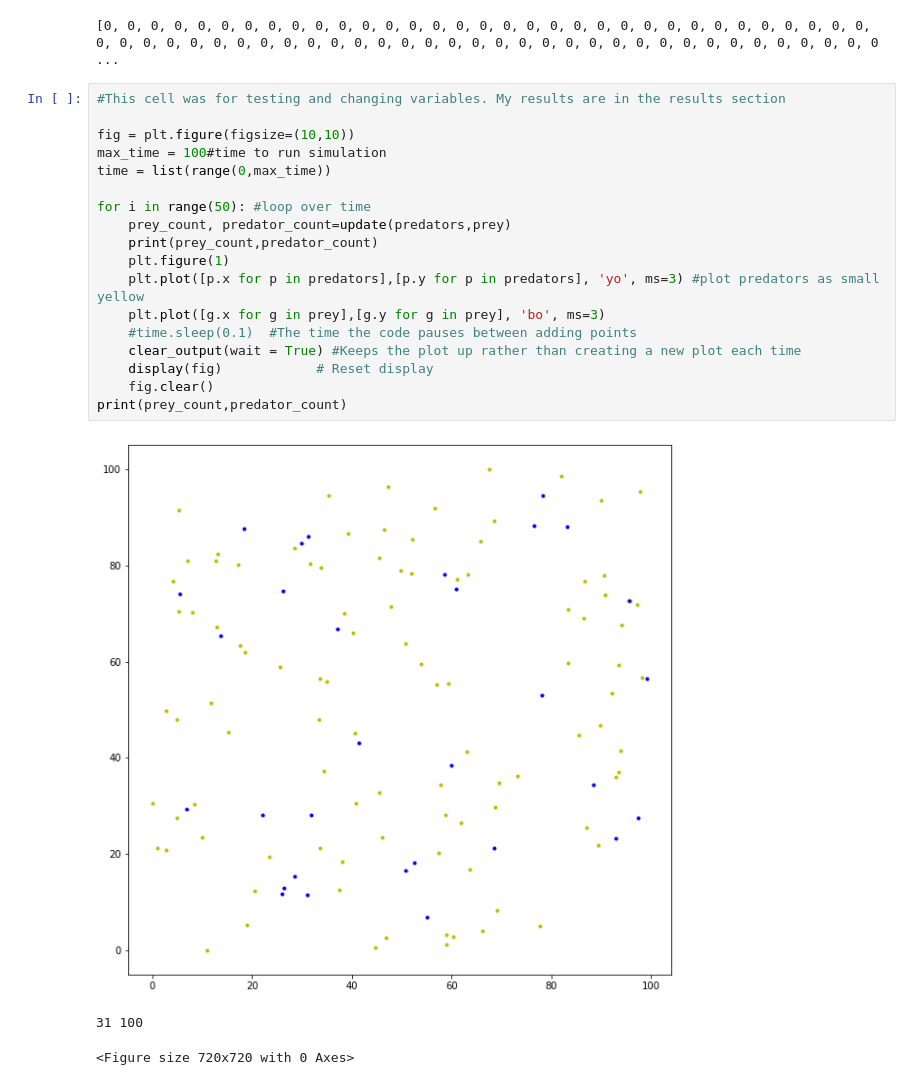
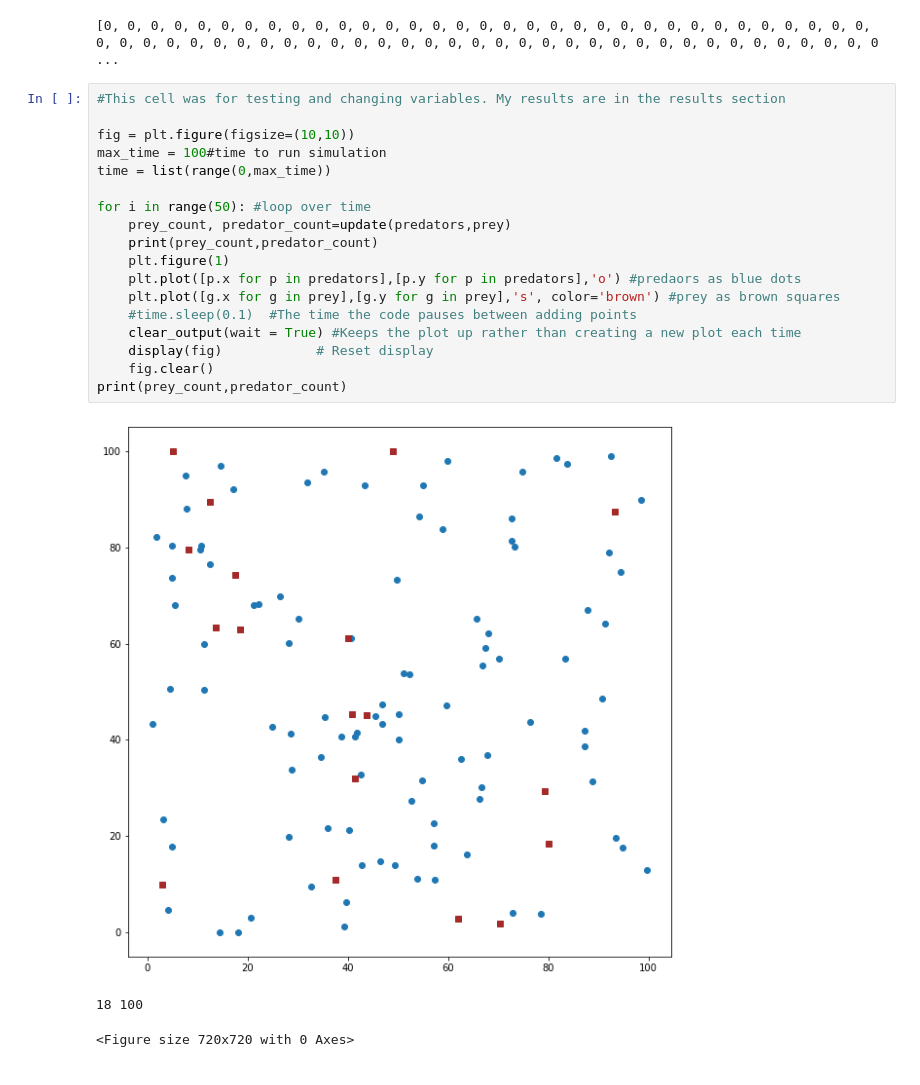
Before and after one commit to fordlari/CMSE202_FinalProject, a Jupyter notebook: FinalProject-Ford.ipynb, the cells around one changed output. Saved outputs shown, nothing was run; the diff lists cells and outputs as text.

```diff
--- a/FinalProject-Ford.ipynb
+++ b/FinalProject-Ford.ipynb
@@ -279,24 +279,24 @@ print([p.dead for p in prey])
 # %%
 #This cell was for testing and changing variables. My results are in the results section
 
 fig = plt.figure(figsize=(10,10))
 max_time = 100#time to run simulation
 time = list(range(0,max_time))
 
 for i in range(50): #loop over time
     prey_count, predator_count=update(predators,prey)
     print(prey_count,predator_count)
     plt.figure(1)
-    plt.plot([p.x for p in predators],[p.y for p in predators], 'yo', ms=3) #plot predators as small yellow
-    plt.plot([g.x for g in prey],[g.y for g in prey], 'bo', ms=3)
+    plt.plot([p.x for p in predators],[p.y for p in predators],'o') #predaors as blue dots
+    plt.plot([g.x for g in prey],[g.y for g in prey],'s', color='brown') #prey as brown squares
     #time.sleep(0.1)  #The time the code pauses between adding points
     clear_output(wait = True) #Keeps the plot up rather than creating a new plot each time
     display(fig)            # Reset display
     fig.clear()
 print(prey_count,predator_count)
 # %% [output]
-[figure, old version]
+[figure, new version]
-31 100
+18 100
 <Figure size 720x720 with 0 Axes>
 # %%
 
```
Also changed, not shown: parts of 1 cell of this notebook.
